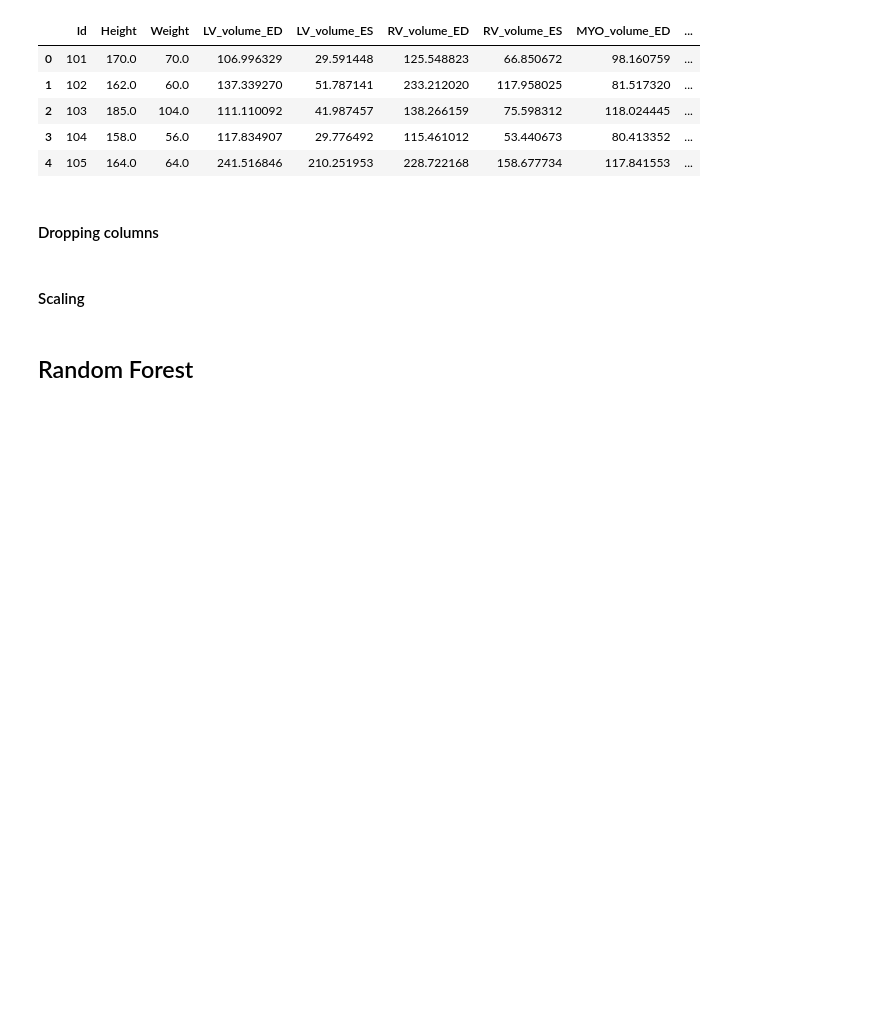
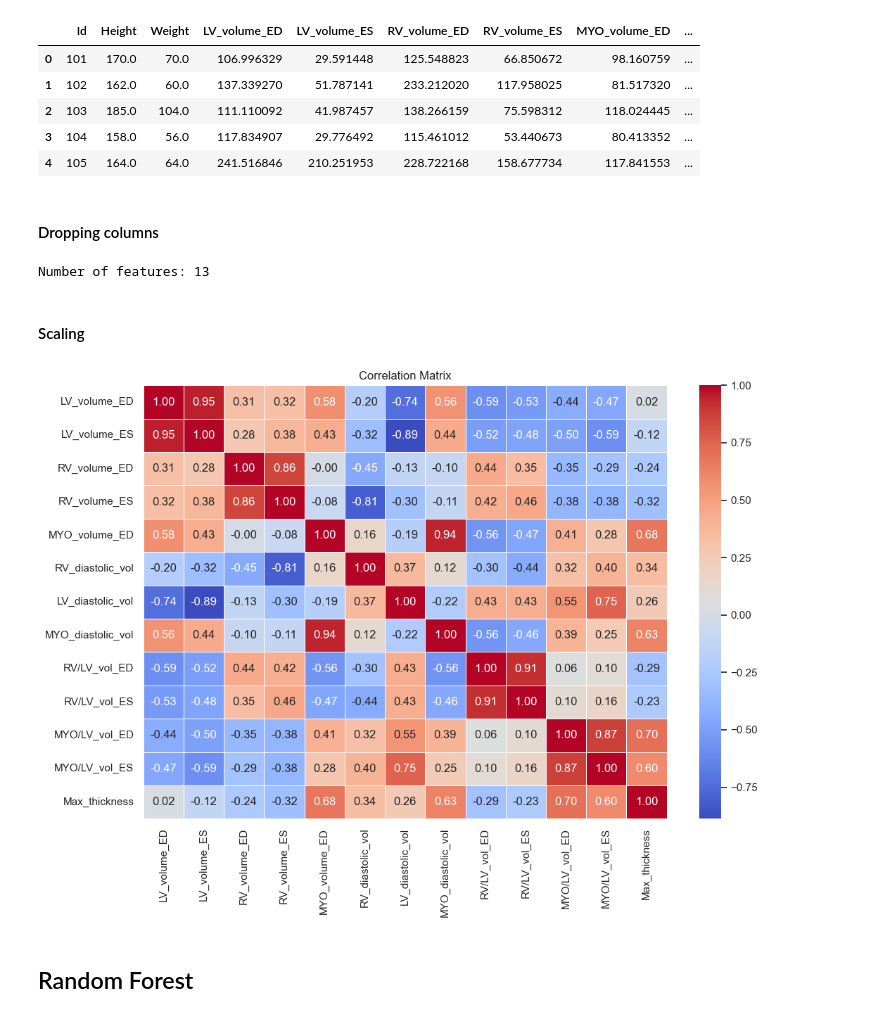
Before and after one commit to marianaolm/Cardiac-Pathology-Prediction, a Jupyter notebook: Challenge.ipynb, the cells around one changed output. Drawn from its saved outputs; the diff is of its cells as text; code cells hidden in the pictures; blank space fills up the shorter version.

```diff
--- a/Challenge.ipynb
+++ b/Challenge.ipynb
@@ -1157,3 +1204,9 @@ The boxplot results are in line with the diagnostic criteria described in [1]. F
+# %%
+# Train
+mean_thickness_train, max_thickness_train = compute_myo_thickness(data_part='train')
+
+# Test
+mean_thickness_test, max_thickness_test = compute_myo_thickness(data_part='test')
 # %% [markdown]
 # 6. Model <a name="model"></a>
 # %% [markdown]
@@ -1222,3 +1295,7 @@ X_test = df_test.drop(columns='Id')
+# %%
+print(f'Number of features: {X_train.shape[1]}')
+# %% [output]
+Number of features: 13
 # %% [markdown]
 #### Scaling
 # %%
@@ -1226,6 +1303,15 @@ scaler = StandardScaler()
 
 X_train_scaled = scaler.fit_transform(X_train)
 X_test_scaled = scaler.transform(X_test)
+# %%
+correlation_matrix = X_train.corr()
+
+plt.figure(figsize=(12, 8))  # Adjust the size of the plot if needed
+sns.heatmap(correlation_matrix, annot=True, cmap='coolwarm', fmt='.2f', linewidths=0.5)
+plt.title('Correlation Matrix')
+plt.show()
+# %% [output]
+[figure, added]
 # %% [markdown]
 ## Random Forest
 # %% [markdown]
```
Also changed, not shown: parts of 30 cells of this notebook, 3 other files.
